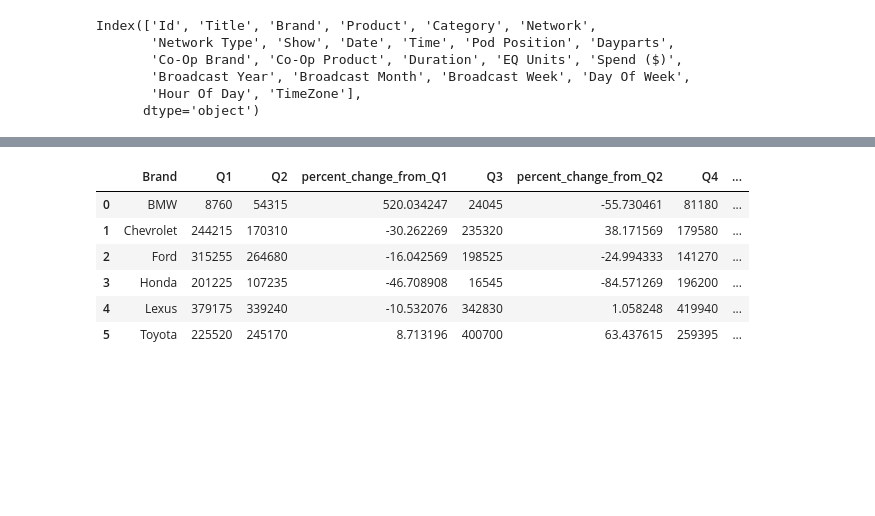
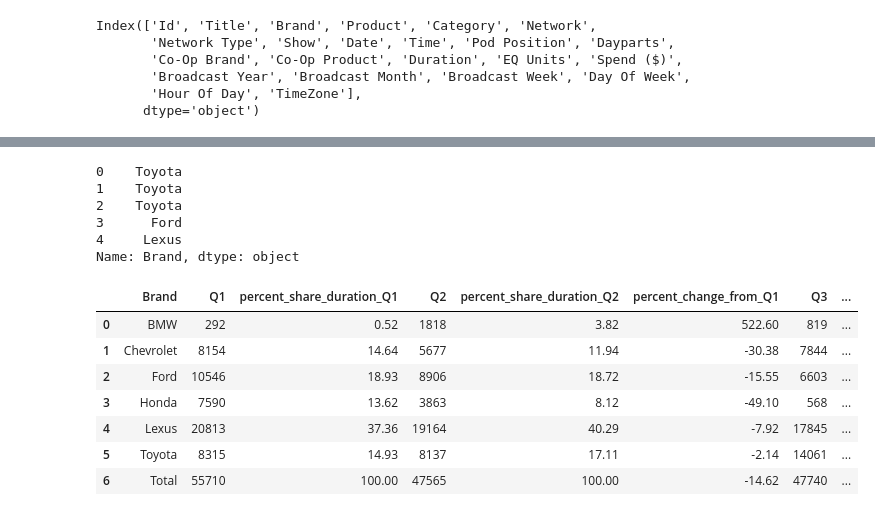
Before and after one commit to AyanDasIITD/Data_Analytics, a Jupyter notebook: LG.ipynb, the cells around one changed output, grey strips where cells are left out. Cells and saved outputs as stored; diff of their text form; code cells hidden in the pictures; blank space fills up the shorter version.

```diff
--- a/LG.ipynb
+++ b/LG.ipynb
@@ -44,18 +41,47 @@ auto['Quarter']=auto['Date'].dt.quarter
-# %%
-#auto.groupby(auto['Quarter']).agg({'Spend ($)':'sum','Duration':'sum'}).reset_index()
-delta_duration=auto.pivot_table(index='Brand',columns='Quarter',values='Duration',aggfunc='sum').reset_index()
-# delta_duration.drop(index='Quarter',inplace=True)
-delta_duration.columns=['Brand']+[f'Q{i}' for i in range(1,5)]
-for i in range(1,auto['Quarter'].nunique(),1):
-     delta_duration[f'percent_change_from_Q{i}']=((delta_duration[f'Q{i+1}']-delta_duration[f'Q{i}'])/delta_duration[f'Q{i}'])*100
-delta_duration=delta_duration[['Brand','Q1','Q2','percent_change_from_Q1','Q3','percent_change_from_Q2','Q4','percent_change_from_Q3']]
-delta_duration
-delta_duration
-# %% [output]
-|  | Brand | Q1 | Q2 | percent_change_from_Q1 | Q3 | percent_change_from_Q2 | Q4 | ... |
-| 0 | BMW | 8760 | 54315 | 520.034247 | 24045 | -55.730461 | 81180 | ... |
-| 1 | Chevrolet | 244215 | 170310 | -30.262269 | 235320 | 38.171569 | 179580 | ... |
-| 2 | Ford | 315255 | 264680 | -16.042569 | 198525 | -24.994333 | 141270 | ... |
-| 3 | Honda | 201225 | 107235 | -46.708908 | 16545 | -84.571269 | 196200 | ... |
-| 4 | Lexus | 379175 | 339240 | -10.532076 | 342830 | 1.058248 | 419940 | ... |
-| 5 | Toyota | 225520 | 245170 | 8.713196 | 400700 | 63.437615 | 259395 | ... |
+# %%
+print(auto['Brand'].head())
+pd.set_option('display.float_format', '{:,.2f}'.format)
+# %% [output]
+0    Toyota
+1    Toyota
+2    Toyota
+3      Ford
+4     Lexus
+Name: Brand, dtype: object
+# %%
+# Ensure 'Brand' column is correctly formatted and exists
+auto['Brand'] = auto['Brand'].astype(str)
+
+# Create pivot table
+airings = auto.pivot_table(index='Brand', columns='Quarter', values='Id', aggfunc='count').reset_index()
+
+# Rename columns
+airings.columns = ['Brand'] + [f'Q{i}' for i in range(1, auto['Quarter'].nunique() + 1)]
+
+# Add total row
+airings.loc[len(airings)] = {'Brand': 'Total', **{f'Q{i}': airings[f'Q{i}'].sum() for i in range(1, auto['Quarter'].nunique() + 1)}}
+
+# Calculate percent change
+for i in range(1, auto['Quarter'].nunique()):
+    airings[f'percent_change_from_Q{i}'] = ((airings[f'Q{i+1}'] - airings[f'Q{i}']) / airings[f'Q{i}']) * 100
+
+# Reorder columns
+airings = airings[['Brand', 'Q1', 'Q2', 'percent_change_from_Q1', 'Q3', 'percent_change_from_Q2', 'Q4', 'percent_change_from_Q3']]
+
+# Calculate percent share duration
+for i in range(1, auto['Quarter'].nunique() + 1):
+    airings[f'percent_share_duration_Q{i}'] = airings[f'Q{i}'] * 100 / airings.loc[len(airings) - 1, f'Q{i}']
+
+# Reorder columns again
+airings = airings[['Brand', 'Q1', f'percent_share_duration_Q1', 'Q2', f'percent_share_duration_Q2', 'percent_change_from_Q1', 'Q3', f'percent_share_duration_Q3', 'percent_change_from_Q2', 'Q4', f'percent_share_duration_Q4', 'percent_change_from_Q3']]
+
+airings
+# %% [output]
+|  | Brand | Q1 | percent_share_duration_Q1 | Q2 | percent_share_duration_Q2 | percent_change_from_Q1 | Q3 | ... |
+| 0 | BMW | 292 | 0.52 | 1818 | 3.82 | 522.60 | 819 | ... |
+| 1 | Chevrolet | 8154 | 14.64 | 5677 | 11.94 | -30.38 | 7844 | ... |
+| 2 | Ford | 10546 | 18.93 | 8906 | 18.72 | -15.55 | 6603 | ... |
+| 3 | Honda | 7590 | 13.62 | 3863 | 8.12 | -49.10 | 568 | ... |
+| 4 | Lexus | 20813 | 37.36 | 19164 | 40.29 | -7.92 | 17845 | ... |
+| 5 | Toyota | 8315 | 14.93 | 8137 | 17.11 | -2.14 | 14061 | ... |
+| 6 | Total | 55710 | 100.00 | 47565 | 100.00 | -14.62 | 47740 | ... |
```
Also changed, not shown: parts of 9 cells of this notebook.
